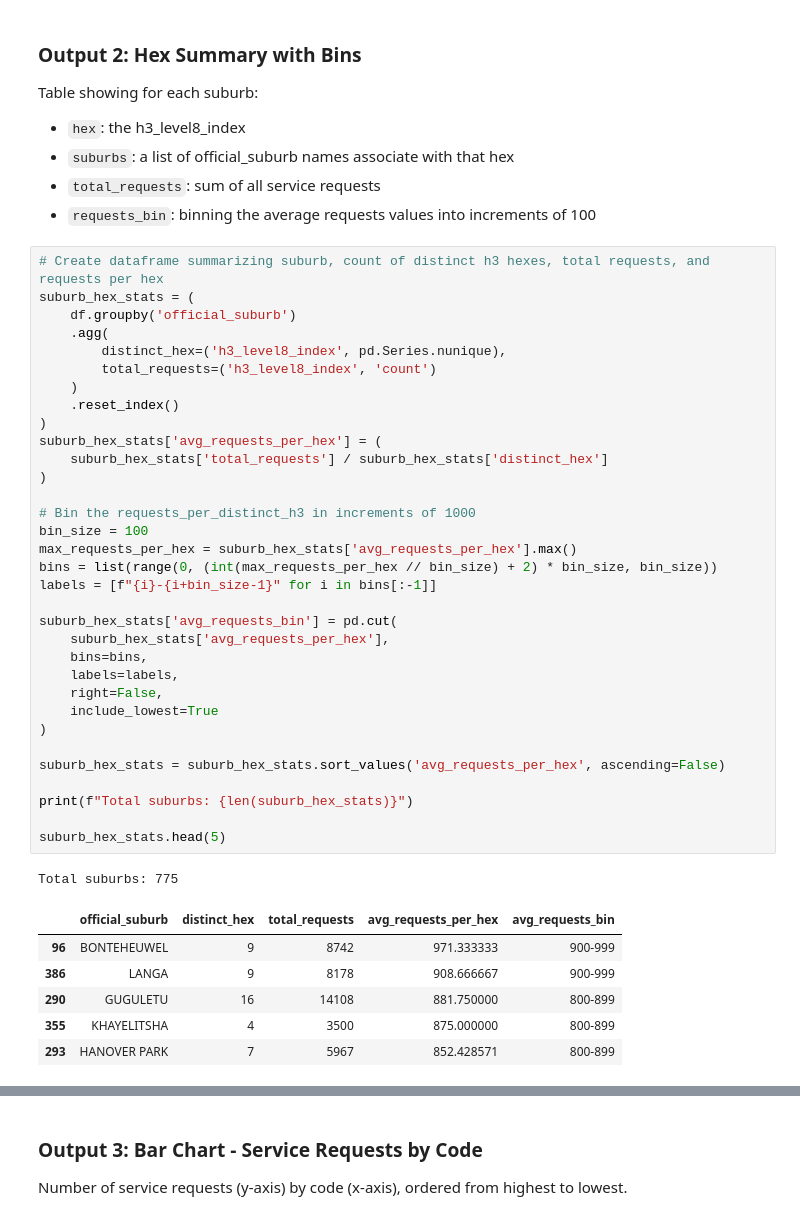
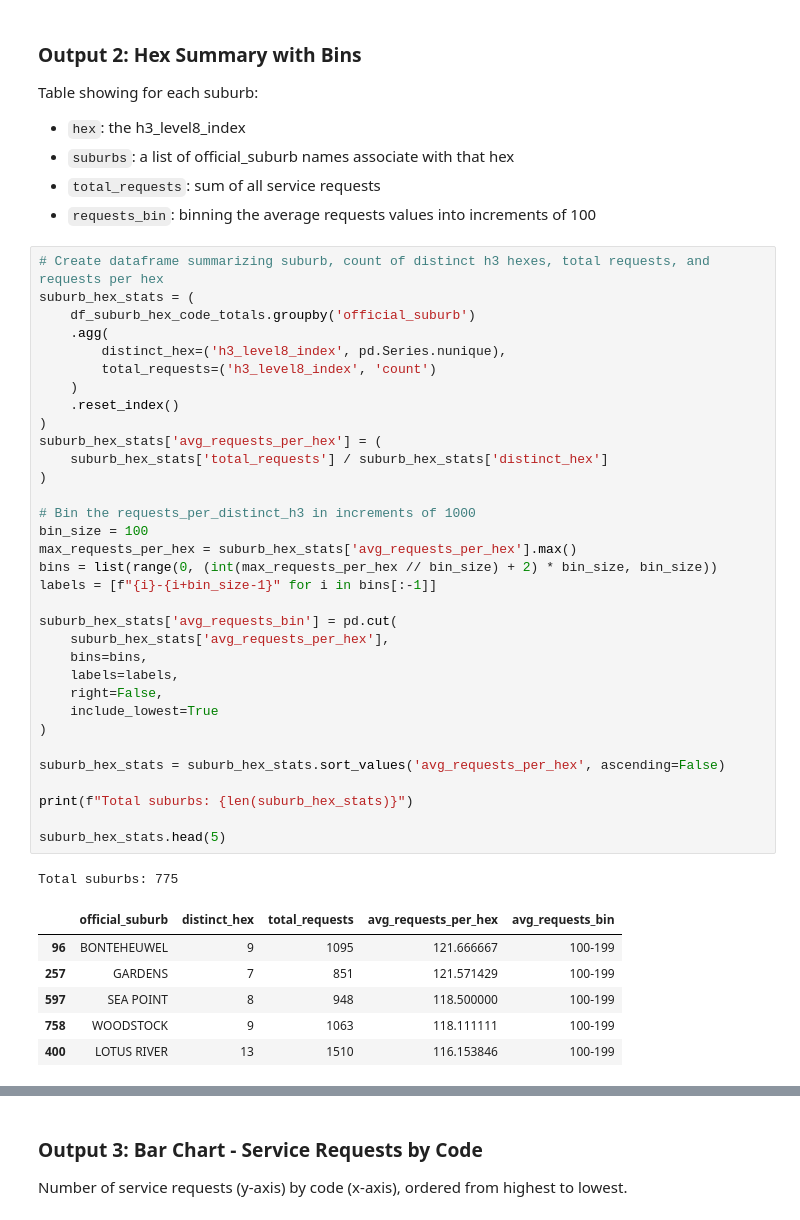
Before and after one commit to thedataferret/coct_ds_code_challenge, a Jupyter notebook: classification.ipynb, the cells around one changed output, grey strips where cells are left out. Cells and saved outputs as stored; diff of their text form.

```diff
--- a/classification.ipynb
+++ b/classification.ipynb
@@ -264,42 +260,42 @@ Table showing for each suburb:
 # %%
 # Create dataframe summarizing suburb, count of distinct h3 hexes, total requests, and requests per hex
 suburb_hex_stats = (
-    df.groupby('official_suburb')
+    df_suburb_hex_code_totals.groupby('official_suburb')
     .agg(
         distinct_hex=('h3_level8_index', pd.Series.nunique),
         total_requests=('h3_level8_index', 'count')
     )
     .reset_index()
 )
 suburb_hex_stats['avg_requests_per_hex'] = (
     suburb_hex_stats['total_requests'] / suburb_hex_stats['distinct_hex']
 )
 
 # Bin the requests_per_distinct_h3 in increments of 1000
 bin_size = 100
 max_requests_per_hex = suburb_hex_stats['avg_requests_per_hex'].max()
 bins = list(range(0, (int(max_requests_per_hex // bin_size) + 2) * bin_size, bin_size))
 labels = [f"{i}-{i+bin_size-1}" for i in bins[:-1]]
 
 suburb_hex_stats['avg_requests_bin'] = pd.cut(
     suburb_hex_stats['avg_requests_per_hex'],
     bins=bins,
     labels=labels,
     right=False,
     include_lowest=True
 )
 
 suburb_hex_stats = suburb_hex_stats.sort_values('avg_requests_per_hex', ascending=False)
 
 print(f"Total suburbs: {len(suburb_hex_stats)}")
 
 suburb_hex_stats.head(5)
 # %% [output]
 Total suburbs: 775
 |  | official_suburb | distinct_hex | total_requests | avg_requests_per_hex | avg_requests_bin |
-| 96 | BONTEHEUWEL | 9 | 8742 | 971.333333 | 900-999 |
-| 386 | LANGA | 9 | 8178 | 908.666667 | 900-999 |
-| 290 | GUGULETU | 16 | 14108 | 881.750000 | 800-899 |
-| 355 | KHAYELITSHA | 4 | 3500 | 875.000000 | 800-899 |
-| 293 | HANOVER PARK | 7 | 5967 | 852.428571 | 800-899 |
+| 96 | BONTEHEUWEL | 9 | 1095 | 121.666667 | 100-199 |
+| 257 | GARDENS | 7 | 851 | 121.571429 | 100-199 |
+| 597 | SEA POINT | 8 | 948 | 118.500000 | 100-199 |
+| 758 | WOODSTOCK | 9 | 1063 | 118.111111 | 100-199 |
+| 400 | LOTUS RIVER | 13 | 1510 | 116.153846 | 100-199 |
 # %%
```
Also changed, not shown: parts of 20 cells of this notebook, 1 other file.
